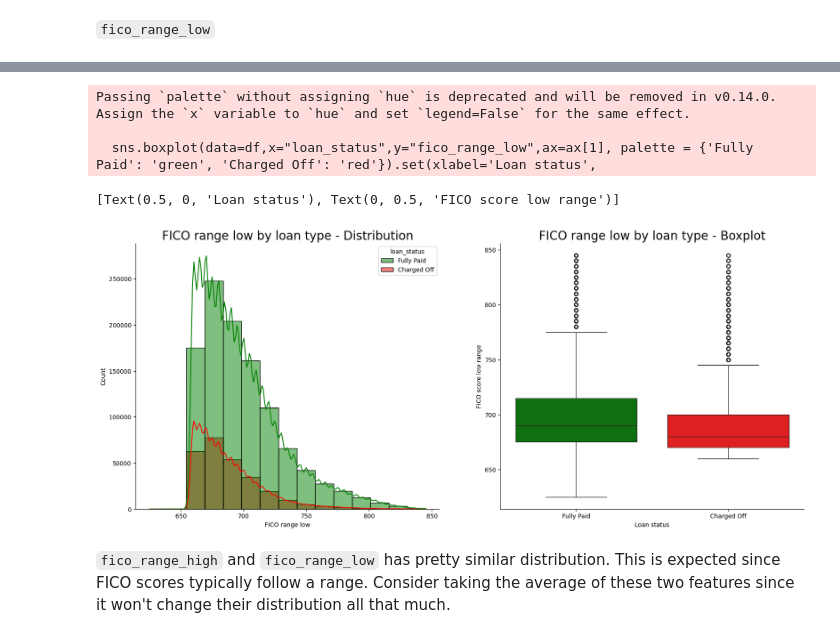
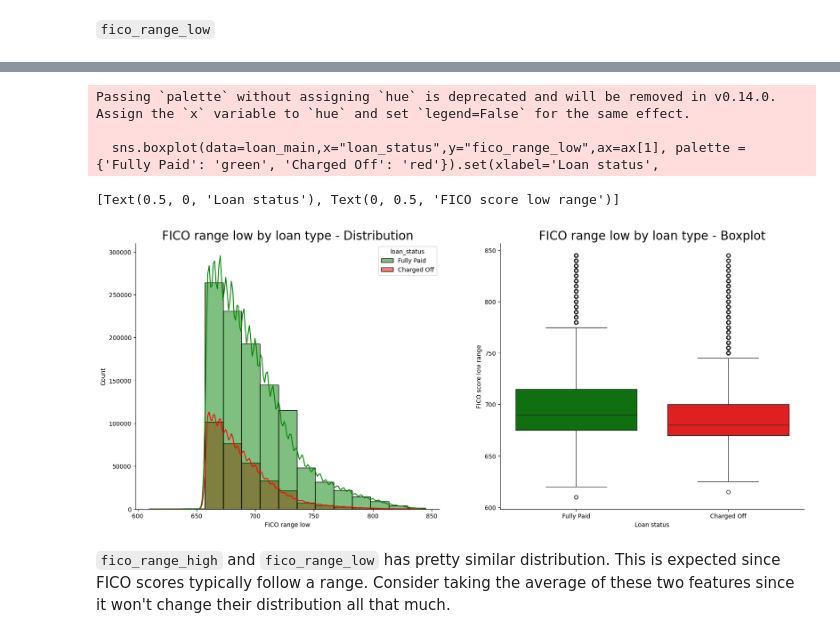
Before and after one commit to roktimsaikia440/Lending-Club-ML, a Jupyter notebook: EDA.ipynb, the cells around one changed output, grey strips where cells are left out. Saved outputs shown, nothing was run; the diff lists cells and outputs as text; code cells hidden in the pictures.

```diff
--- a/EDA.ipynb
+++ b/EDA.ipynb
@@ -17,4 +17,6 @@ please provide us feedback at https://github.com/pandas-dev/pandas/issues/54466
 df = pd.read_csv("../Data/All lending loan club/accepted_2007_to_2018q4.csv/accepted_2007_to_2018Q4.csv", low_memory=False)
 # %%
 # Filter out loan status entries
-df = df.loc[(df['loan_status'] == 'Charged Off') | (df['loan_status'] == 'Fully Paid')]
+target = ['Current']
+loan_main = df.loc[~df['loan_status'].isin(target)].copy()
+loan_main['loan_status'] = np.where(loan_main['loan_status'].str.contains('Fully'), 'Fully Paid', 'Charged Off')
@@ -218,24 +206,24 @@ Name: fico_range_low, dtype: float64
 # %%
 fig, ax =plt.subplots(1,2,figsize=(20,8))
 
 sns.despine()
 
 ax[0].tick_params(axis='x', labelrotation=0)
 ax[0].set(xlabel='FICO range low', ylabel='')
 ax[0].set_title('FICO range low by loan type - Distribution', size=20)
 ax[1].tick_params(axis='x', labelrotation=0)
 ax[1].set_title('FICO range low by loan type - Boxplot', size=20)
 
-sns.histplot(data=df,x="fico_range_low",hue="loan_status",bins=15,
+sns.histplot(data=loan_main,x="fico_range_low",hue="loan_status",bins=15,
              kde=True,ax=ax[0], palette = {'Fully Paid': 'green', 'Charged Off': 'red'})
-sns.boxplot(data=df,x="loan_status",y="fico_range_low",ax=ax[1], palette = {'Fully Paid': 'green', 'Charged Off': 'red'}).set(xlabel='Loan status',
+sns.boxplot(data=loan_main,x="loan_status",y="fico_range_low",ax=ax[1], palette = {'Fully Paid': 'green', 'Charged Off': 'red'}).set(xlabel='Loan status',
                                                                                                                               ylabel='FICO score low range')
 # %% [output]
 Passing `palette` without assigning `hue` is deprecated and will be removed in v0.14.0. Assign the `x` variable to `hue` and set `legend=False` for the same effect.
 
-  sns.boxplot(data=df,x="loan_status",y="fico_range_low",ax=ax[1], palette = {'Fully Paid': 'green', 'Charged Off': 'red'}).set(xlabel='Loan status',
+  sns.boxplot(data=loan_main,x="loan_status",y="fico_range_low",ax=ax[1], palette = {'Fully Paid': 'green', 'Charged Off': 'red'}).set(xlabel='Loan status',
 [Text(0.5, 0, 'Loan status'), Text(0, 0.5, 'FICO score low range')]
-[figure, old version]
+[figure, new version]
 # %% [markdown]
 `fico_range_high` and `fico_range_low` has pretty similar distribution. This is expected since FICO scores typically follow a range. Consider taking the average of these two features since it won't change their distribution all that much.
 # %% [markdown]
```
Also changed, not shown: parts of 58 cells of this notebook.
